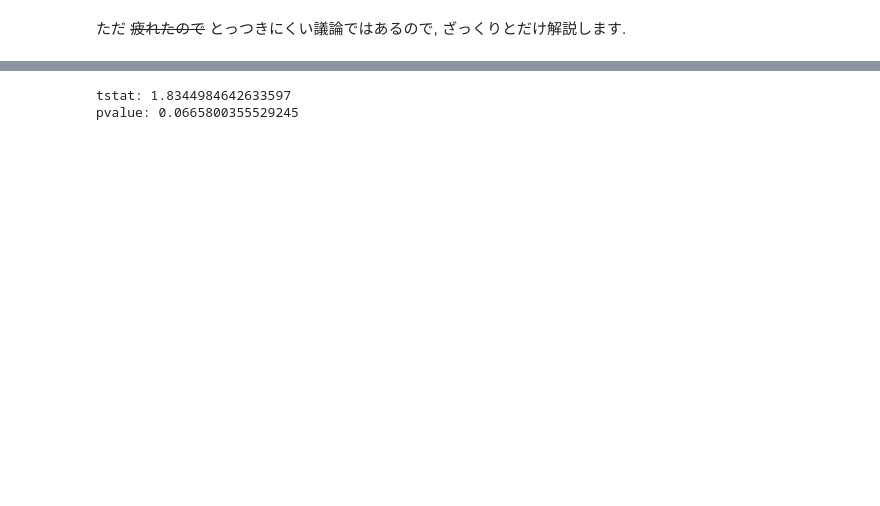
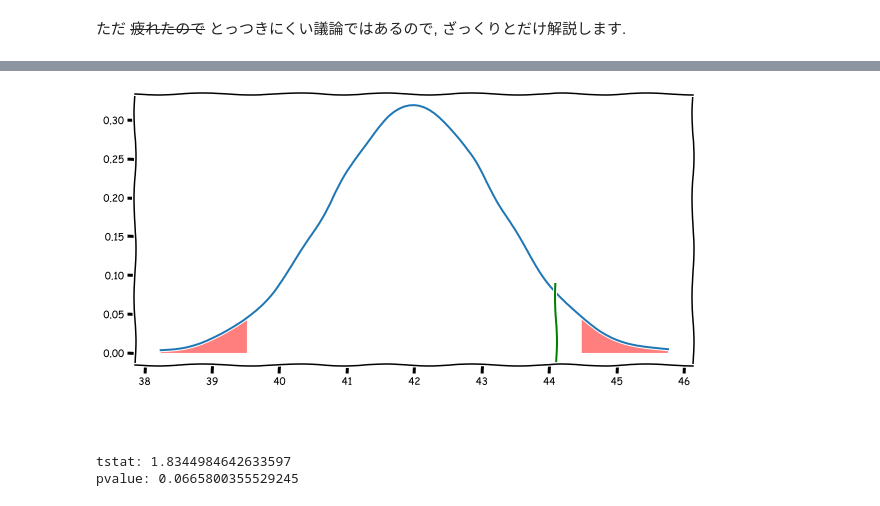
Before and after one commit to Soichiro-Fujioka/chotto-dekiru-DS, a Jupyter notebook: statistics/statistics-1.ipynb, the cells around one changed output, grey strips where cells are left out. Saved outputs shown, nothing was run; the diff lists cells and outputs as text; code cells hidden in the pictures; blank space fills up the shorter version.

```diff
--- a/statistics/statistics-1.ipynb
+++ b/statistics/statistics-1.ipynb
@@ -746,3 +759,21 @@ plt.show()
+# %%
+MU = 42
+SIGMA = np.sqrt(11/7)
+x = np.linspace(MU-3*SIGMA, MU+3*SIGMA, 101)
+fig, ax = plt.subplots(1, 1, sharey=False, figsize = (10,5))
+plt.plot(x, norm.pdf(x, loc=MU, scale=SIGMA))
+lower = norm.ppf(q=0.025, loc=MU, scale=SIGMA) #下から2.5%点
+upper = norm.ppf(q=0.975, loc=MU, scale=SIGMA) #下から97.5%点
+x_lower = x[np.where(x < lower)]
+x_upper = x[np.where(x > upper)]
+plt.fill_between(x_lower, norm.pdf(x_lower, loc=MU, scale=SIGMA), facecolor='red', alpha=0.5)
+plt.fill_between(x_upper, norm.pdf(x_upper, loc=MU, scale=SIGMA), facecolor='red', alpha=0.5)
+ax.axvline(44.1, 0, 0.3, color='green') #  平均44.1の垂直線を追加
+plt.show()
+# %% [output]
+[figure, added]
+# %% [markdown]
+###
 # %%
 from statsmodels.stats import weightstats as stests
 result = stests.ztest([45, 40, 46, 44, 50, 41, 43], value=42, alternative='two-sided', usevar='pooled', ddof=0) # 標本分散と母分散が同じと仮定していることに注意
```
Also changed, not shown: parts of 7 cells of this notebook.
